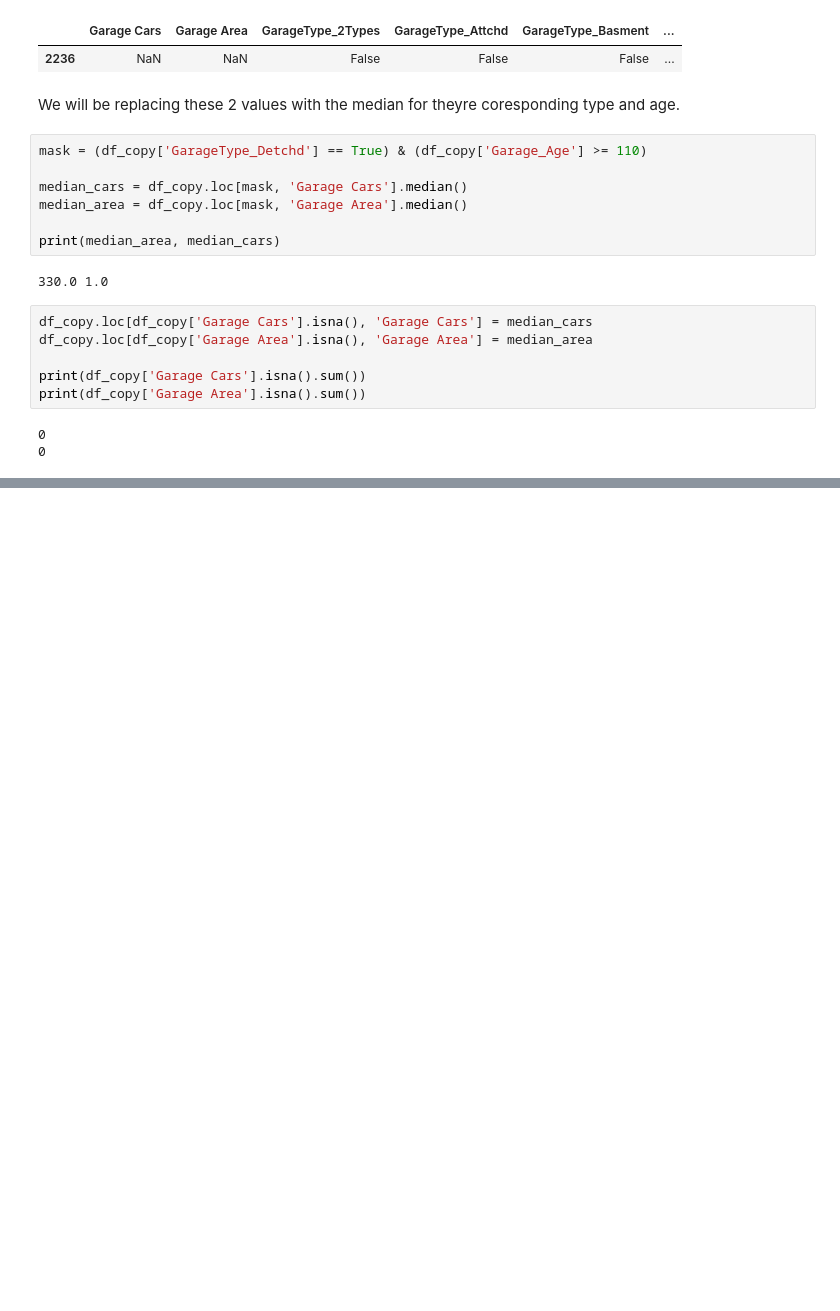
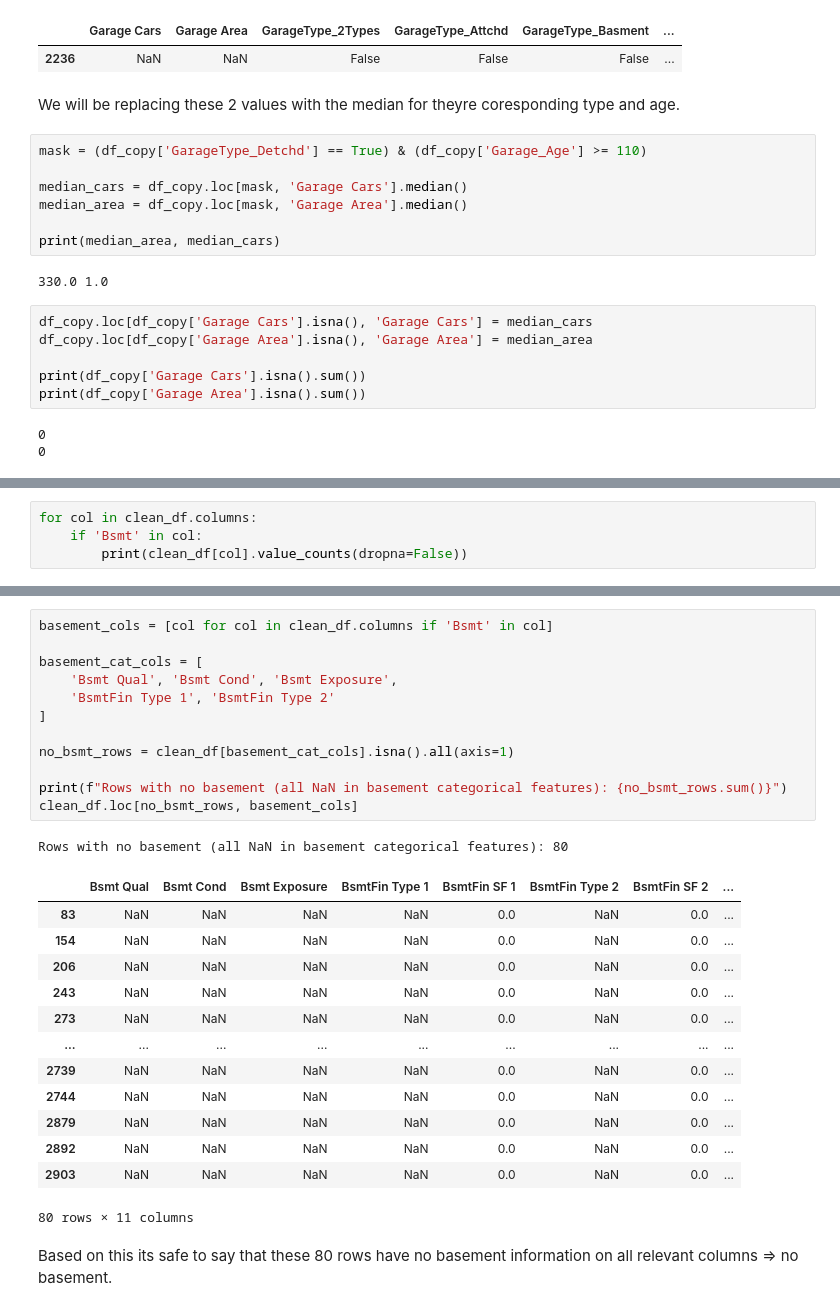
Before and after one commit to hedesiustefan/ML_Project, a Jupyter notebook: dataexplore.ipynb, the cells around one changed output, grey strips where cells are left out. Drawn from its saved outputs; the diff is of its cells as text; blank space fills up the shorter version.

```diff
--- a/dataexplore.ipynb
+++ b/dataexplore.ipynb
@@ -1056,0 +1069,4 @@ print(df_copy['Garage Area'].isna().sum())
+# %%
+for col in clean_df.columns:
+    if 'Bsmt' in col:
+        print(clean_df[col].value_counts(dropna=False))
@@ -1056,0 +1091,29 @@ print(df_copy['Garage Area'].isna().sum())
+# %%
+basement_cols = [col for col in clean_df.columns if 'Bsmt' in col]
+
+basement_cat_cols = [
+    'Bsmt Qual', 'Bsmt Cond', 'Bsmt Exposure',
+    'BsmtFin Type 1', 'BsmtFin Type 2'
+]
+
+no_bsmt_rows = clean_df[basement_cat_cols].isna().all(axis=1)
+
+print(f"Rows with no basement (all NaN in basement categorical features): {no_bsmt_rows.sum()}")
+clean_df.loc[no_bsmt_rows, basement_cols]
+# %% [output]
+Rows with no basement (all NaN in basement categorical features): 80
+|  | Bsmt Qual | Bsmt Cond | Bsmt Exposure | BsmtFin Type 1 | BsmtFin SF 1 | BsmtFin Type 2 | BsmtFin SF 2 | ... |
+| 83 | NaN | NaN | NaN | NaN | 0.0 | NaN | 0.0 | ... |
+| 154 | NaN | NaN | NaN | NaN | 0.0 | NaN | 0.0 | ... |
+| 206 | NaN | NaN | NaN | NaN | 0.0 | NaN | 0.0 | ... |
+| 243 | NaN | NaN | NaN | NaN | 0.0 | NaN | 0.0 | ... |
+| 273 | NaN | NaN | NaN | NaN | 0.0 | NaN | 0.0 | ... |
+| ... | ... | ... | ... | ... | ... | ... | ... | ... |
+| 2739 | NaN | NaN | NaN | NaN | 0.0 | NaN | 0.0 | ... |
+| 2744 | NaN | NaN | NaN | NaN | 0.0 | NaN | 0.0 | ... |
+| 2879 | NaN | NaN | NaN | NaN | 0.0 | NaN | 0.0 | ... |
+| 2892 | NaN | NaN | NaN | NaN | 0.0 | NaN | 0.0 | ... |
+| 2903 | NaN | NaN | NaN | NaN | 0.0 | NaN | 0.0 | ... |
+80 rows × 11 columns
+# %% [markdown]
+Based on this its safe to say that these 80 rows have no basement information on all relevant columns => no basement.
```
Also changed, not shown: parts of 37 cells of this notebook.
